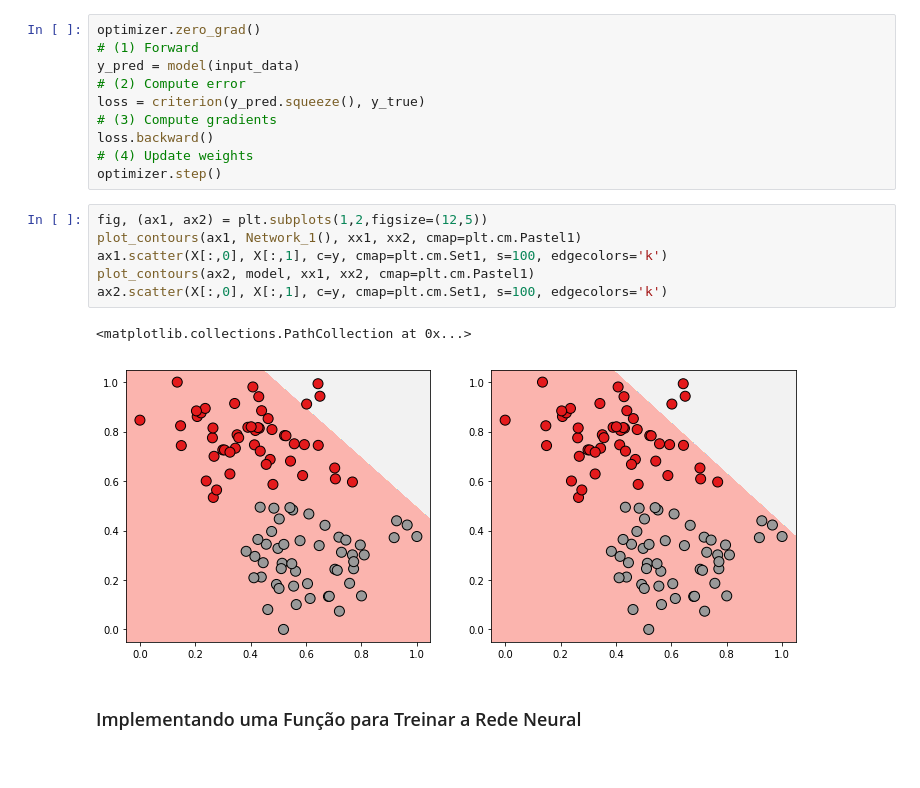
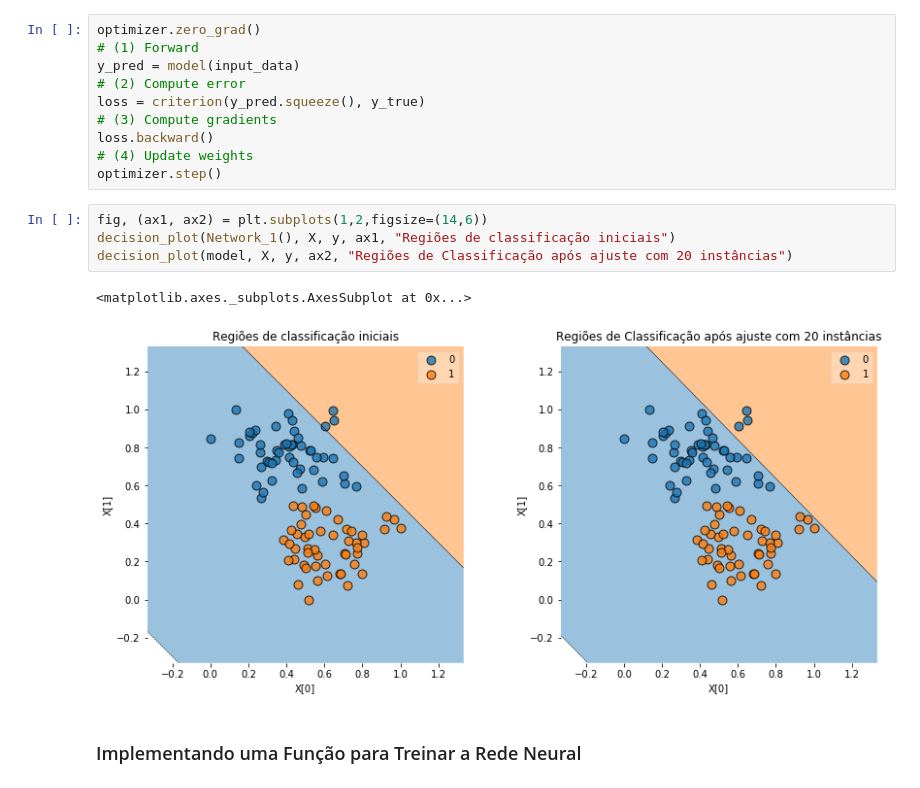
Before and after one commit to anfer86/teaching-datascience-lessons, a Jupyter notebook: aula07/redes_neurais_classificacao.ipynb, the cells around one changed output. Saved outputs shown, nothing was run; the diff lists cells and outputs as text.

```diff
--- a/aula07/redes_neurais_classificacao.ipynb
+++ b/aula07/redes_neurais_classificacao.ipynb
@@ -479,15 +491,13 @@ loss = criterion(y_pred.squeeze(), y_true)
 loss.backward()
 # (4) Update weights
 optimizer.step()
-# %%
-fig, (ax1, ax2) = plt.subplots(1,2,figsize=(12,5))
-plot_contours(ax1, Network_1(), xx1, xx2, cmap=plt.cm.Pastel1)
-ax1.scatter(X[:,0], X[:,1], c=y, cmap=plt.cm.Set1, s=100, edgecolors='k')
-plot_contours(ax2, model, xx1, xx2, cmap=plt.cm.Pastel1)
-ax2.scatter(X[:,0], X[:,1], c=y, cmap=plt.cm.Set1, s=100, edgecolors='k')
-# %% [output]
-<matplotlib.collections.PathCollection at 0x...>
-[figure, removed]
+# %%
+fig, (ax1, ax2) = plt.subplots(1,2,figsize=(14,6))
+decision_plot(Network_1(), X, y, ax1, "Regiões de classificação iniciais")
+decision_plot(model, X, y, ax2, "Regiões de Classificação após ajuste com 20 instâncias")
+# %% [output]
+<matplotlib.axes._subplots.AxesSubplot at 0x...>
+[figure, added]
 # %% [markdown]
 ### Implementando uma Função para Treinar a Rede Neural
 # %%
```
Also changed, not shown: parts of 30 cells of this notebook, 1 other file.
